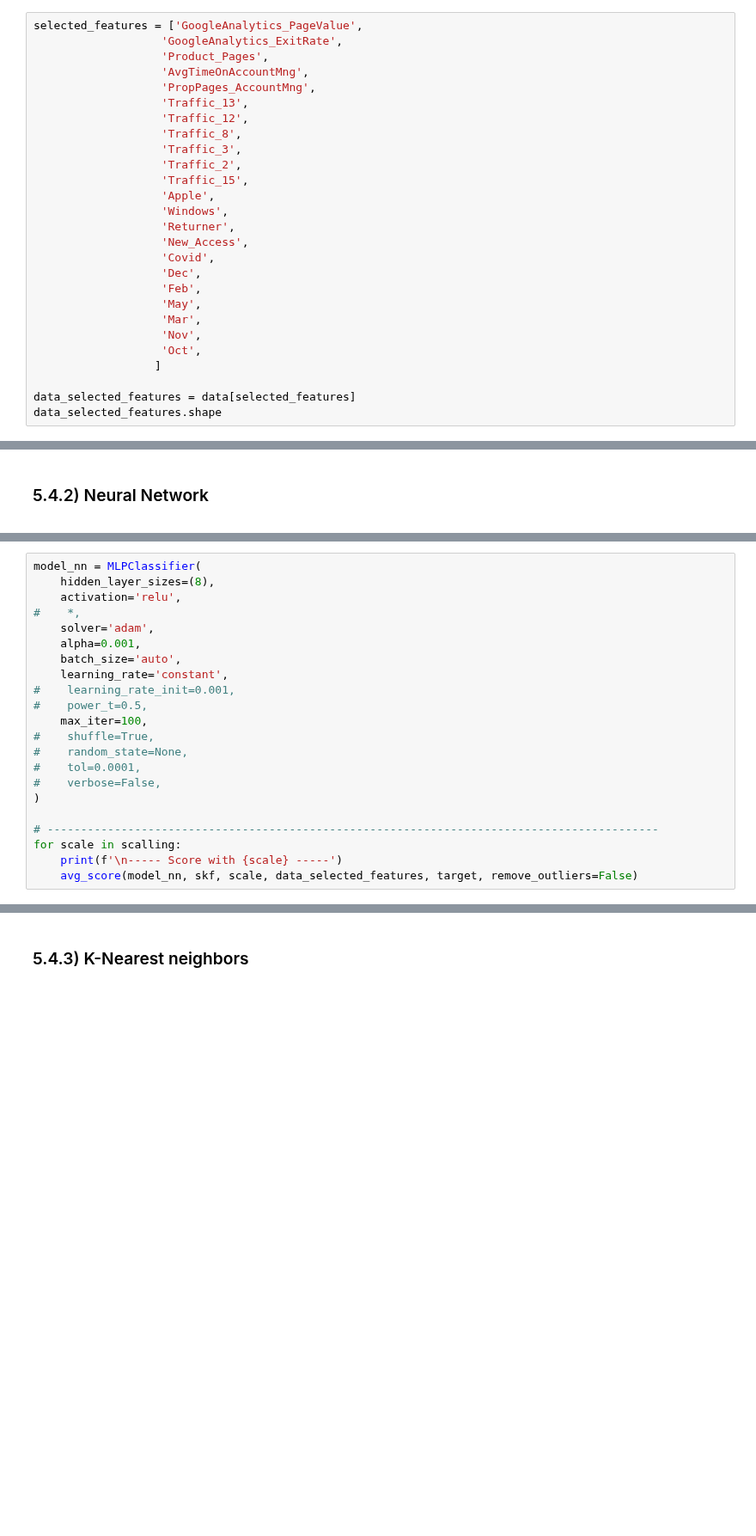
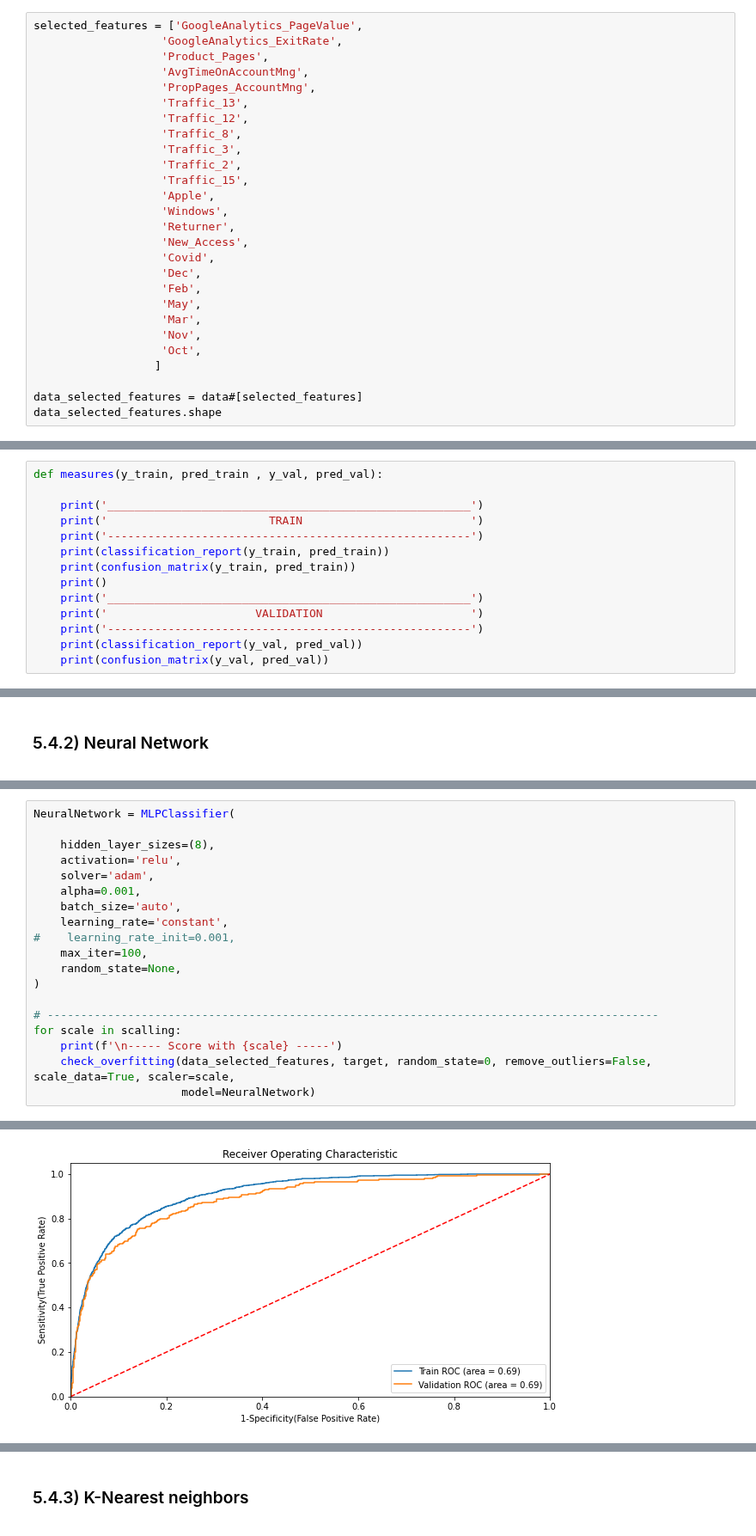
Before and after one commit to JohnnyCodess/Project-Machine-Learning, a Jupyter notebook: USAR ESTE!!!.ipynb, the cells around one changed output, grey strips where cells are left out. Shown at 86% size. Cells and saved outputs as stored; diff of their text form; blank space fills up the shorter version.

```diff
--- a/USAR ESTE!!!.ipynb
+++ b/USAR ESTE!!!.ipynb
@@ -928,6 +935,6 @@ selected_features = ['GoogleAnalytics_PageValue',
                    'Oct',
                   ]
 
-data_selected_features = data[selected_features]
+data_selected_features = data#[selected_features]
 data_selected_features.shape
 # %% [output]
@@ -986,3 +993,17 @@ data_selected_features.shape
 # 5) Model Training
 
 </a>
+# %%
+def measures(y_train, pred_train , y_val, pred_val):
+
+    print('______________________________________________________')
+    print('                        TRAIN                         ')
+    print('------------------------------------------------------')
+    print(classification_report(y_train, pred_train))
+    print(confusion_matrix(y_train, pred_train))
+    print()
+    print('______________________________________________________')
+    print('                      VALIDATION                      ')
+    print('------------------------------------------------------')
+    print(classification_report(y_val, pred_val))
+    print(confusion_matrix(y_val, pred_val))
@@ -1362,24 +1331,21 @@ Best score= 0.6345572786447906
 # %%
-model_nn = MLPClassifier(
+NeuralNetwork = MLPClassifier(
+
     hidden_layer_sizes=(8),
     activation='relu',
-#    *,
     solver='adam',
     alpha=0.001,
     batch_size='auto',
     learning_rate='constant',
 #    learning_rate_init=0.001,
-#    power_t=0.5,
     max_iter=100,
-#    shuffle=True,
-#    random_state=None,
-#    tol=0.0001,
-#    verbose=False,
+    random_state=None,
 )
 
 # -------------------------------------------------------------------------------------------
 for scale in scalling:
     print(f'\n----- Score with {scale} -----')
-    avg_score(model_nn, skf, scale, data_selected_features, target, remove_outliers=False)
+    check_overfitting(data_selected_features, target, random_state=0, remove_outliers=False, scale_data=True, scaler=scale,
+                      model=NeuralNetwork)
 # %% [output]
 ----- Score with MinMaxScaler() -----
@@ -1385,0 +1355 @@ for scale in scalling:
+[figure, added]
```
Also changed, not shown: parts of 60 cells of this notebook.
